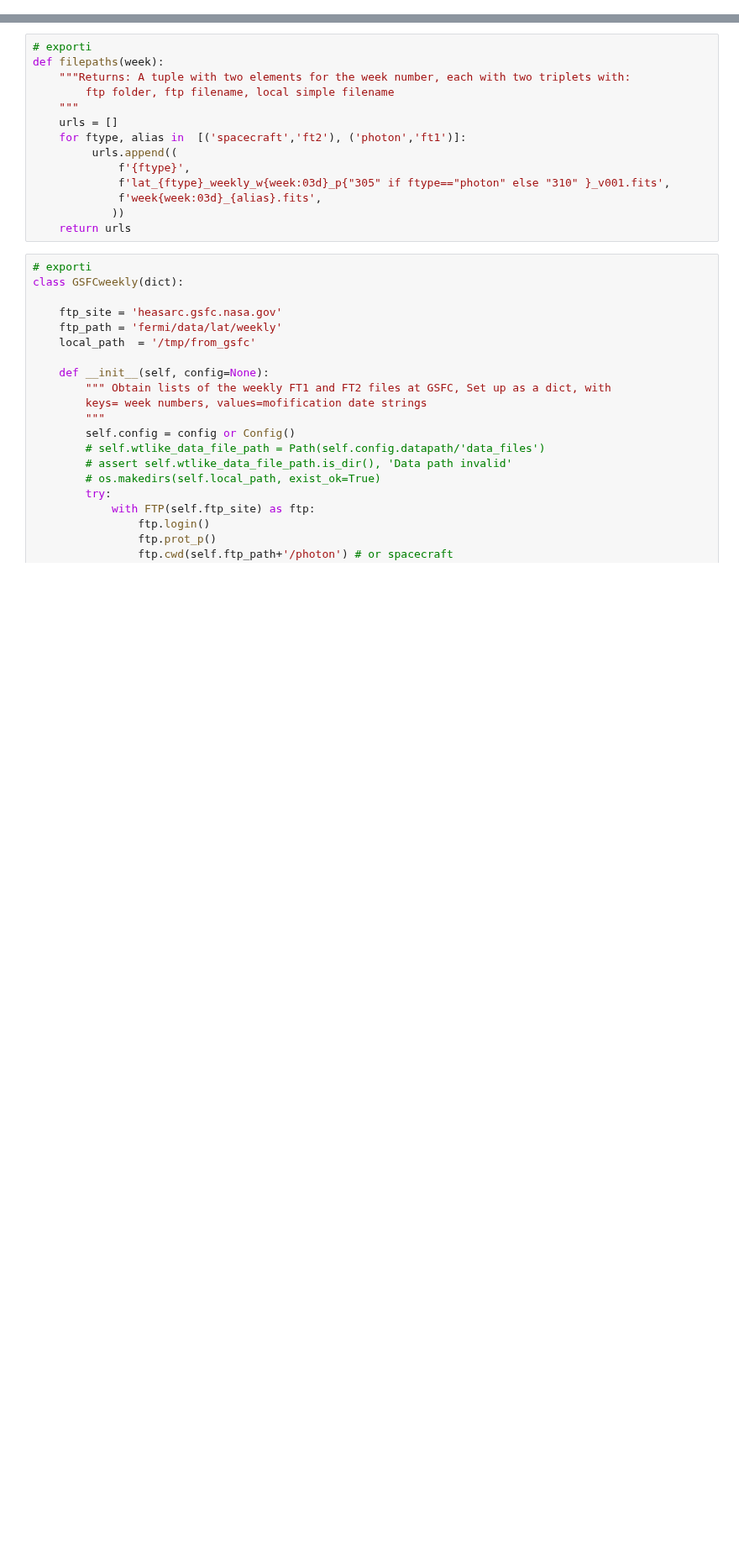
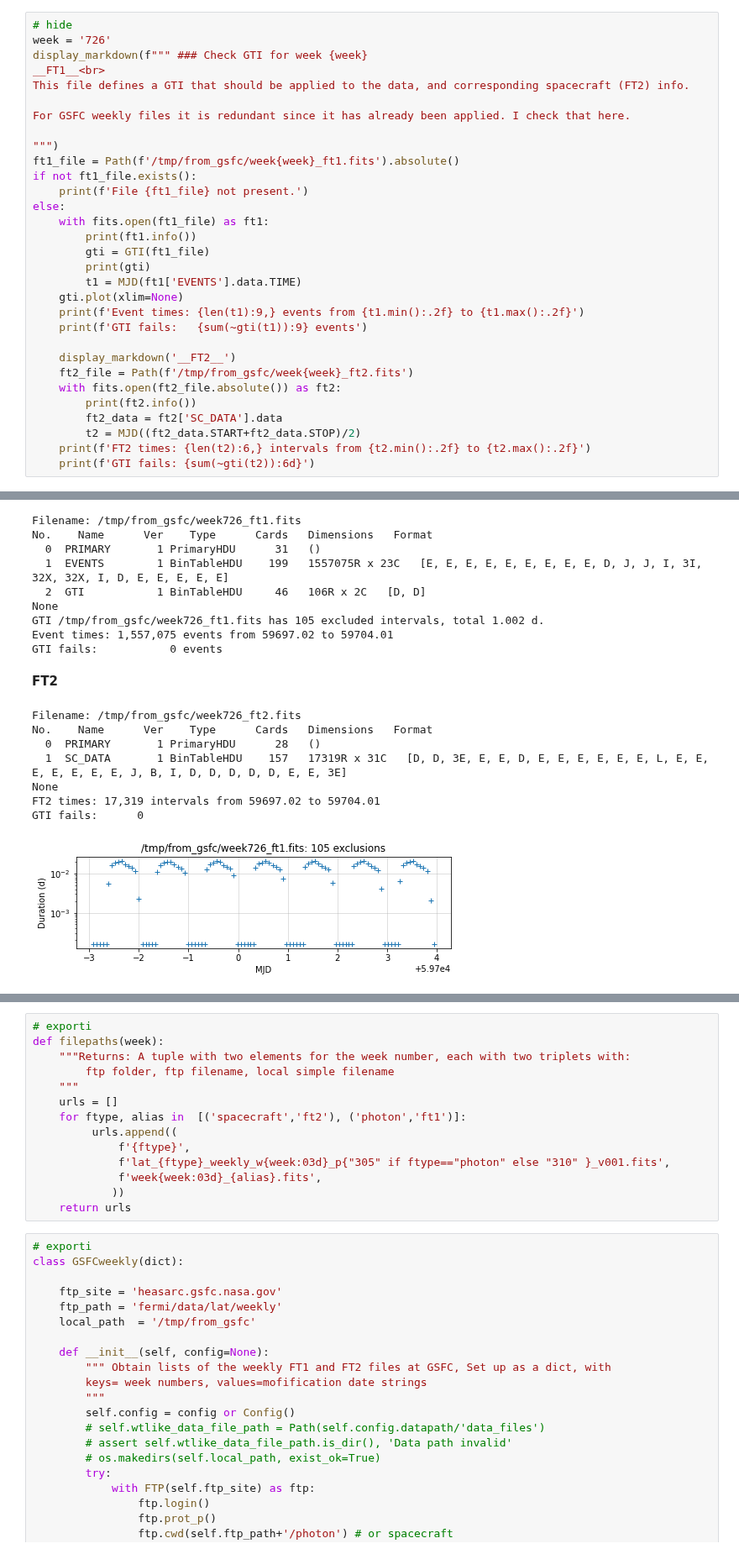
Before and after one commit to tburnett/wtlike, a Jupyter notebook: nbs/01_data_man.ipynb, the cells around one changed output, grey strips where cells are left out. Shown at 84% size. Saved outputs shown, nothing was run; the diff lists cells and outputs as text; blank space fills up the shorter version.

Commit message:
Reorganize data_man, fixes to sources, skymaps

```diff
--- a/nbs/01_data_man.ipynb
+++ b/nbs/01_data_man.ipynb
@@ -54,0 +139,32 @@ from wtlike.config import Config, Timer, UTC, MJD, mjd_range, mission_week
+# %%
+# hide
+week = '726'
+display_markdown(f""" ### Check GTI for week {week}
+__FT1__<br>
+This file defines a GTI that should be applied to the data, and corresponding spacecraft (FT2) info.
+
+For GSFC weekly files it is redundant since it has already been applied. I check that here.
+
+""")
+ft1_file = Path(f'/tmp/from_gsfc/week{week}_ft1.fits').absolute()
+if not ft1_file.exists():
+    print(f'File {ft1_file} not present.')
+else:
+    with fits.open(ft1_file) as ft1:
+        print(ft1.info())
+        gti = GTI(ft1_file)
+        print(gti)
+        t1 = MJD(ft1['EVENTS'].data.TIME)
+    gti.plot(xlim=None)
+    print(f'Event times: {len(t1):9,} events from {t1.min():.2f} to {t1.max():.2f}')
+    print(f'GTI fails:   {sum(~gti(t1)):9} events')
+
+    display_markdown('__FT2__')
+    ft2_file = Path(f'/tmp/from_gsfc/week{week}_ft2.fits')
+    with fits.open(ft2_file.absolute()) as ft2:
+        print(ft2.info())
+        ft2_data = ft2['SC_DATA'].data
+        t2 = MJD((ft2_data.START+ft2_data.STOP)/2)
+    print(f'FT2 times: {len(t2):6,} intervals from {t2.min():.2f} to {t2.max():.2f}')
+    print(f'GTI fails: {sum(~gti(t2)):6d}')
+# %% [output]
@@ -54,0 +176,18 @@ from wtlike.config import Config, Timer, UTC, MJD, mjd_range, mission_week
+Filename: /tmp/from_gsfc/week726_ft1.fits
+No.    Name      Ver    Type      Cards   Dimensions   Format
+  0  PRIMARY       1 PrimaryHDU      31   ()
+  1  EVENTS        1 BinTableHDU    199   1557075R x 23C   [E, E, E, E, E, E, E, E, E, D, J, J, I, 3I, 32X, 32X, I, D, E, E, E, E, E]
+  2  GTI           1 BinTableHDU     46   106R x 2C   [D, D]
+None
+GTI /tmp/from_gsfc/week726_ft1.fits has 105 excluded intervals, total 1.002 d.
+Event times: 1,557,075 events from 59697.02 to 59704.01
+GTI fails:           0 events
+__FT2__
+Filename: /tmp/from_gsfc/week726_ft2.fits
+No.    Name      Ver    Type      Cards   Dimensions   Format
+  0  PRIMARY       1 PrimaryHDU      28   ()
+  1  SC_DATA       1 BinTableHDU    157   17319R x 31C   [D, D, 3E, E, E, D, E, E, E, E, E, E, L, E, E, E, E, E, E, E, J, B, I, D, D, D, D, D, E, E, 3E]
+None
+FT2 times: 17,319 intervals from 59697.02 to 59704.01
+GTI fails:      0
+[figure, added]
```
Also changed, not shown: parts of 38 cells of this notebook, 7 other files.
